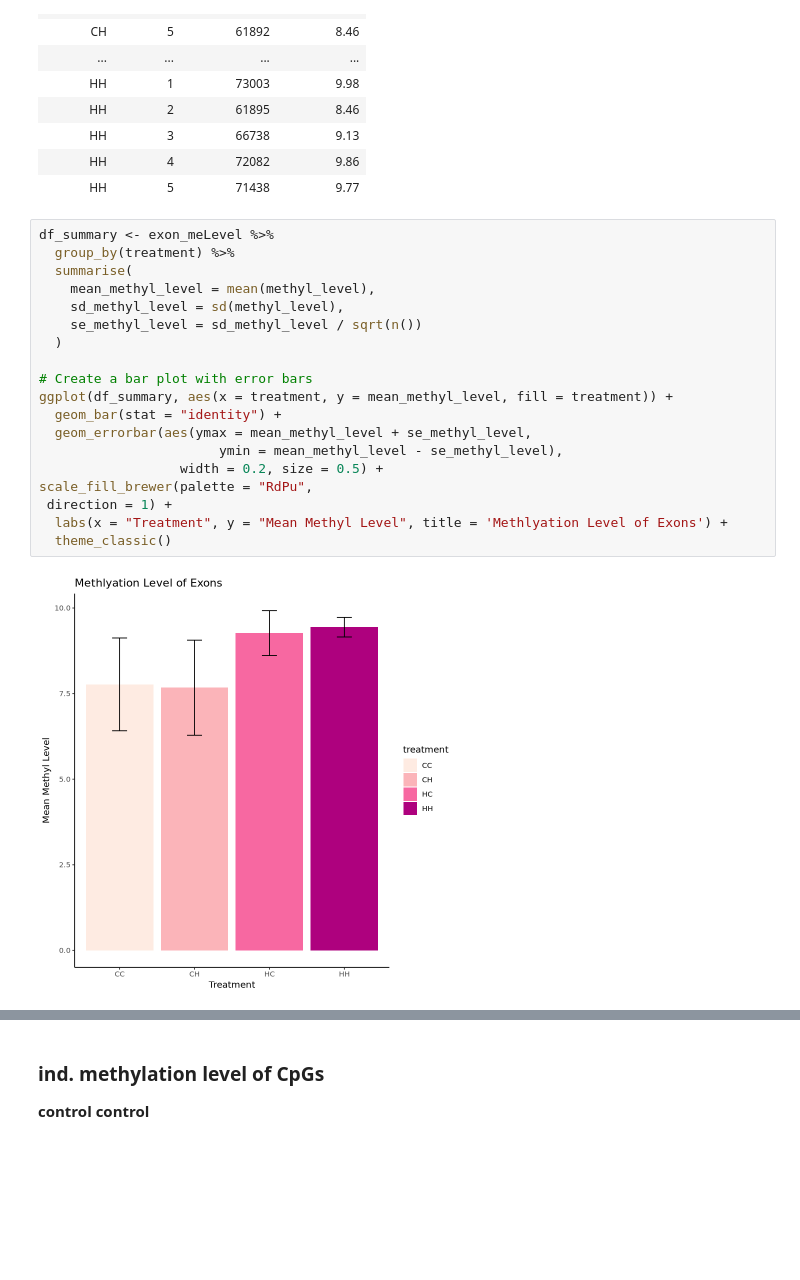
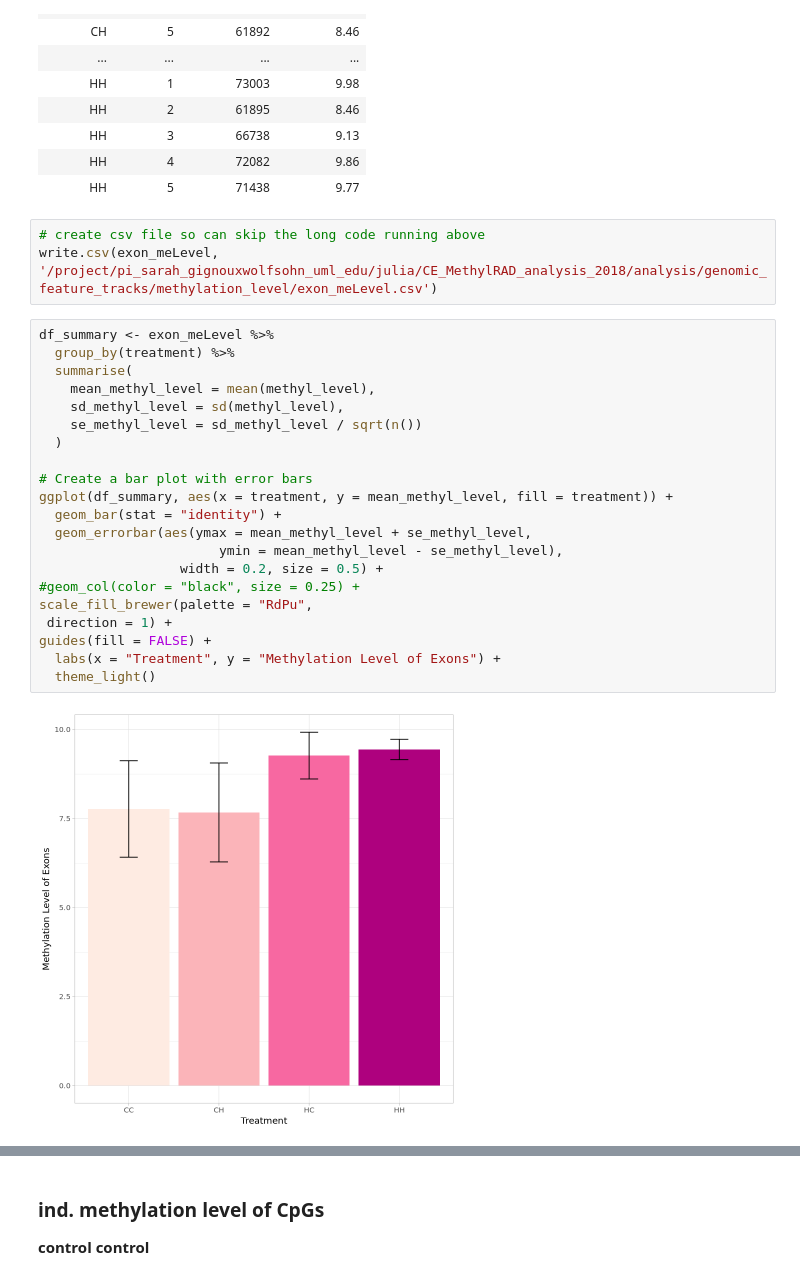
Before and after one commit to jgmcdonough/CE18_methylRAD_analysis, a Jupyter notebook: analysis/genomic_feature_tracks/methylation_level_of_features.ipynb, the cells around one changed output, grey strips where cells are left out. Cells and saved outputs as stored; diff of their text form; blank space fills up the shorter version.

```diff
--- a/analysis/genomic_feature_tracks/methylation_level_of_features.ipynb
+++ b/analysis/genomic_feature_tracks/methylation_level_of_features.ipynb
@@ -1114,27 +1112,32 @@ A data.frame: 20 × 4
 | HH | 3 | 66738 | 9.13 |
 | HH | 4 | 72082 | 9.86 |
 | HH | 5 | 71438 | 9.77 |
+# %%
+# create csv file so can skip the long code running above
+write.csv(exon_meLevel, '/project/pi_sarah_gignouxwolfsohn_uml_edu/julia/CE_MethylRAD_analysis_2018/analysis/genomic_feature_tracks/methylation_level/exon_meLevel.csv')
 # %%
 df_summary <- exon_meLevel %>%
   group_by(treatment) %>%
   summarise(
     mean_methyl_level = mean(methyl_level),
     sd_methyl_level = sd(methyl_level),
     se_methyl_level = sd_methyl_level / sqrt(n())
   )
 
 # Create a bar plot with error bars
 ggplot(df_summary, aes(x = treatment, y = mean_methyl_level, fill = treatment)) +
   geom_bar(stat = "identity") +
   geom_errorbar(aes(ymax = mean_methyl_level + se_methyl_level,
                        ymin = mean_methyl_level - se_methyl_level),
                   width = 0.2, size = 0.5) +
+#geom_col(color = "black", size = 0.25) +
 scale_fill_brewer(palette = "RdPu",
  direction = 1) +
-  labs(x = "Treatment", y = "Mean Methyl Level", title = 'Methlyation Level of Exons') +
-  theme_classic()
+guides(fill = FALSE) +
+  labs(x = "Treatment", y = "Methylation Level of Exons") +
+  theme_light()
 # %% [output]
-[figure, old version]
+[figure, new version]
 # %%
 ggplot(exon_meLevel, aes(x = treatment, y = methyl_level, fill = treatment)) +
   geom_boxplot() +
```
Also changed, not shown: parts of 47 cells of this notebook.
